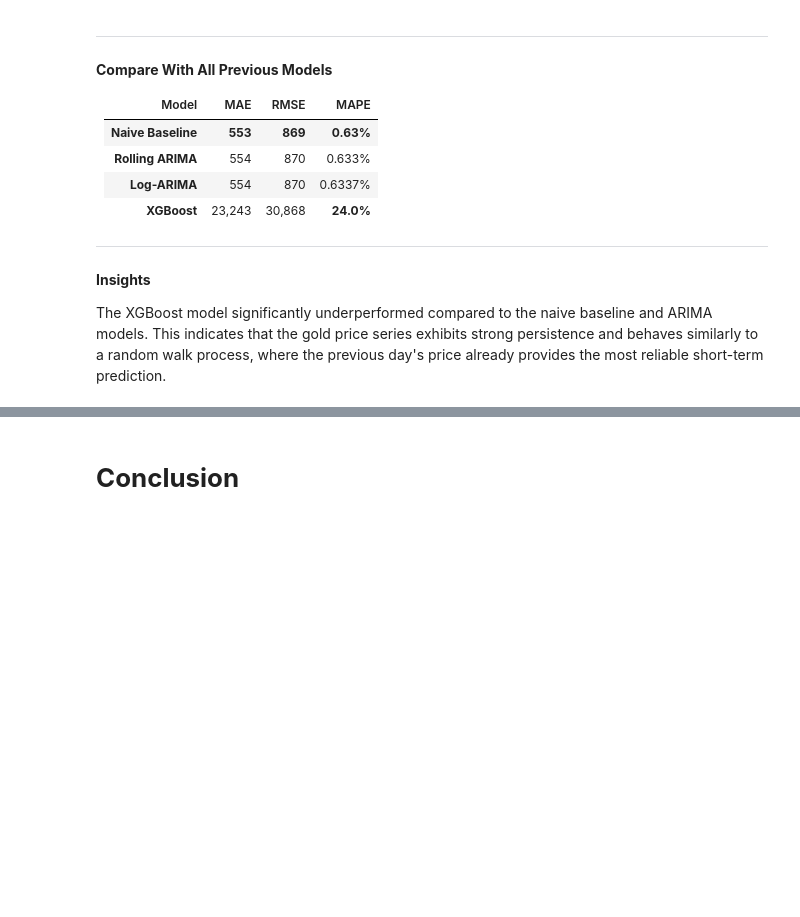
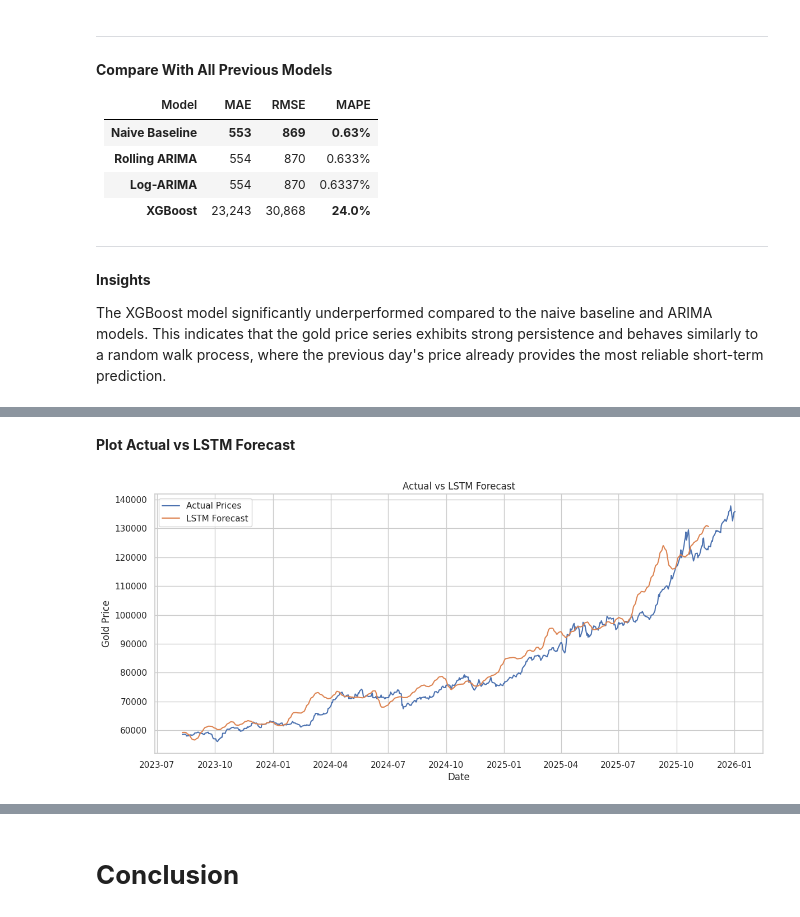
Before and after one commit to Sagarjain93/Machine-Learning-Portfolio, a Jupyter notebook: 03_ML_Practice/Gold_Price_Prediction_Forecasting/03_notebook/05_modelling.ipynb, the cells around one changed output, grey strips where cells are left out. Drawn from its saved outputs; the diff is of its cells as text; code cells hidden in the pictures; blank space fills up the shorter version.

```diff
--- a/03_ML_Practice/Gold_Price_Prediction_Forecasting/03_notebook/05_modelling.ipynb
+++ b/03_ML_Practice/Gold_Price_Prediction_Forecasting/03_notebook/05_modelling.ipynb
@@ -2910,0 +2782,8 @@ plt.show()
+# %%
+X_train_lstm = X_lstm[:split_index]
+X_test_lstm = X_lstm[split_index:]
+
+y_train_lstm = y_lstm[:split_index]
+y_test_lstm = y_lstm[split_index:]
+
+X_train_lstm.shape, X_test_lstm.shape
@@ -2910,0 +2827,9 @@ plt.show()
+# %%
+history = model.fit(
+    X_train_lstm,
+    y_train_lstm,
+    epochs=20,
+    batch_size=32,
+    validation_data=(X_test_lstm, y_test_lstm),
+    verbose=1
+)
@@ -2910,0 +2856,4 @@ plt.show()
+# %%
+lstm_predictions = model.predict(X_test_lstm)
+
+lstm_predictions[:5]
@@ -2910,0 +2869,4 @@ plt.show()
+# %%
+lstm_predictions = scaler.inverse_transform(lstm_predictions)
+
+lstm_predictions[:5]
@@ -2910,0 +2924,18 @@ plt.show()
+# %% [markdown]
+**Plot Actual vs LSTM Forecast**
+# %%
+plt.figure(figsize=(14,6))
+
+plt.plot(test.index, test['Price'], label="Actual Prices")
+
+plt.plot(test.index[:len(lstm_predictions)], lstm_predictions,
+         label="LSTM Forecast")
+
+plt.title("Actual vs LSTM Forecast")
+plt.xlabel("Date")
+plt.ylabel("Gold Price")
+plt.legend()
+
+plt.show()
+# %% [output]
+[figure, added]
```
Also changed, not shown: parts of 49 cells of this notebook.
